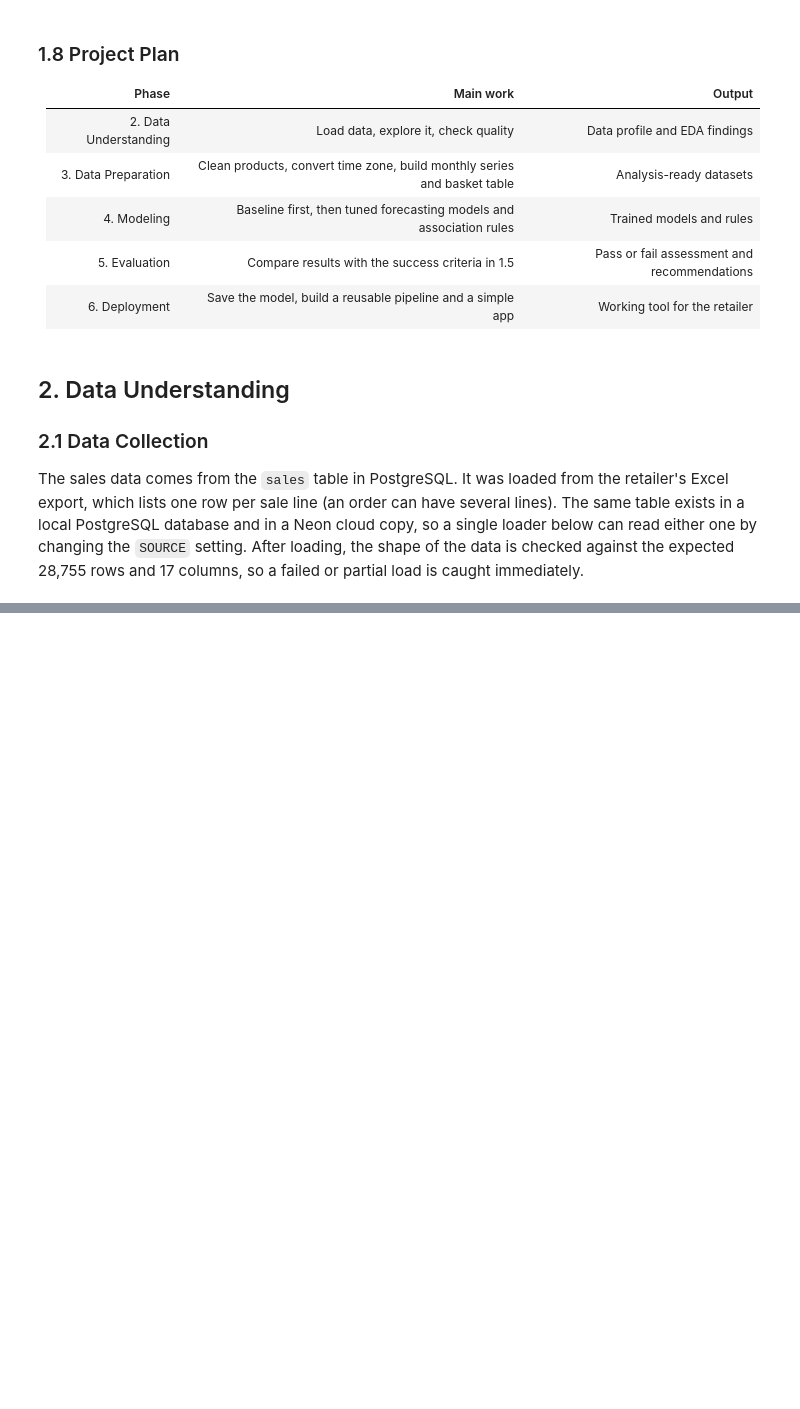
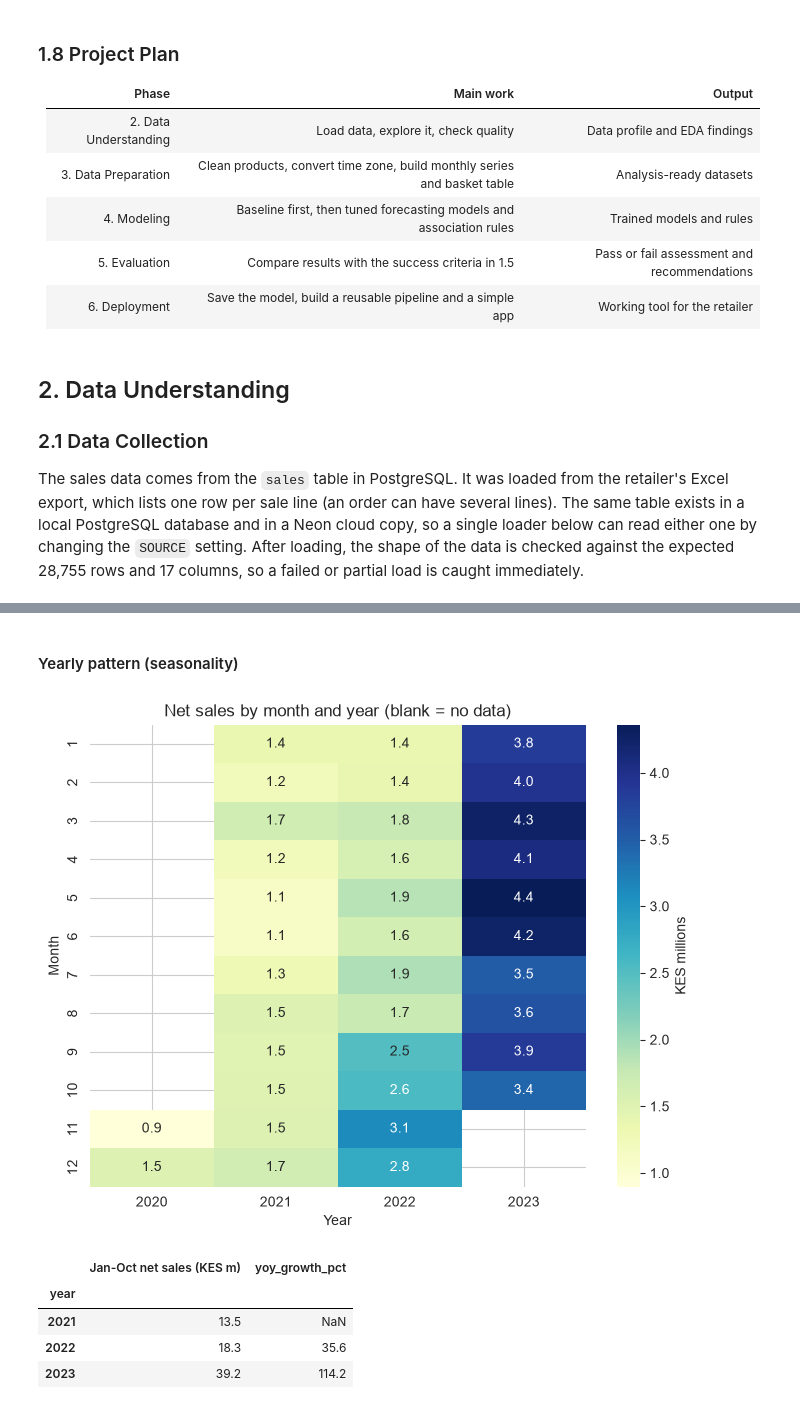
Before and after one commit to Dalmasotieno/sales, a Jupyter notebook: scientist.ipynb, the cells around one changed output, grey strips where cells are left out. Drawn from its saved outputs; the diff is of its cells as text; code cells hidden in the pictures; blank space fills up the shorter version.

```diff
--- a/scientist.ipynb
+++ b/scientist.ipynb
@@ -159,0 +332,23 @@ Local (28755, 17)
+# %% [markdown]
+#### Yearly pattern (seasonality)
+# %%
+# Net sales by calendar month and year (KES millions)
+heat = eda.pivot_table(index="month_num", columns="year", values="net_sales", aggfunc="sum") / 1e6
+
+plt.figure(figsize=(8, 6))
+sns.heatmap(heat, annot=True, fmt=".1f", cmap="YlGnBu", cbar_kws={"label": "KES millions"})
+plt.title("Net sales by month and year (blank = no data)")
+plt.ylabel("Month"); plt.xlabel("Year")
+plt.show()
+
+# Growth on a like-for-like basis: January to October of each full year
+jan_oct = (eda[eda["month_num"] <= 10].groupby("year")["net_sales"].sum() / 1e6).round(1)
+display(jan_oct.to_frame("Jan-Oct net sales (KES m)").assign(
+    yoy_growth_pct=lambda t: (t.iloc[:, 0].pct_change() * 100).round(1)))
+# %% [output]
+[figure, added]
+|  | Jan-Oct net sales (KES m) | yoy_growth_pct |
+| year |  |  |
+| 2021 | 13.5 | NaN |
+| 2022 | 18.3 | 35.6 |
+| 2023 | 39.2 | 114.2 |
```
Also changed, not shown: parts of 27 cells of this notebook.
